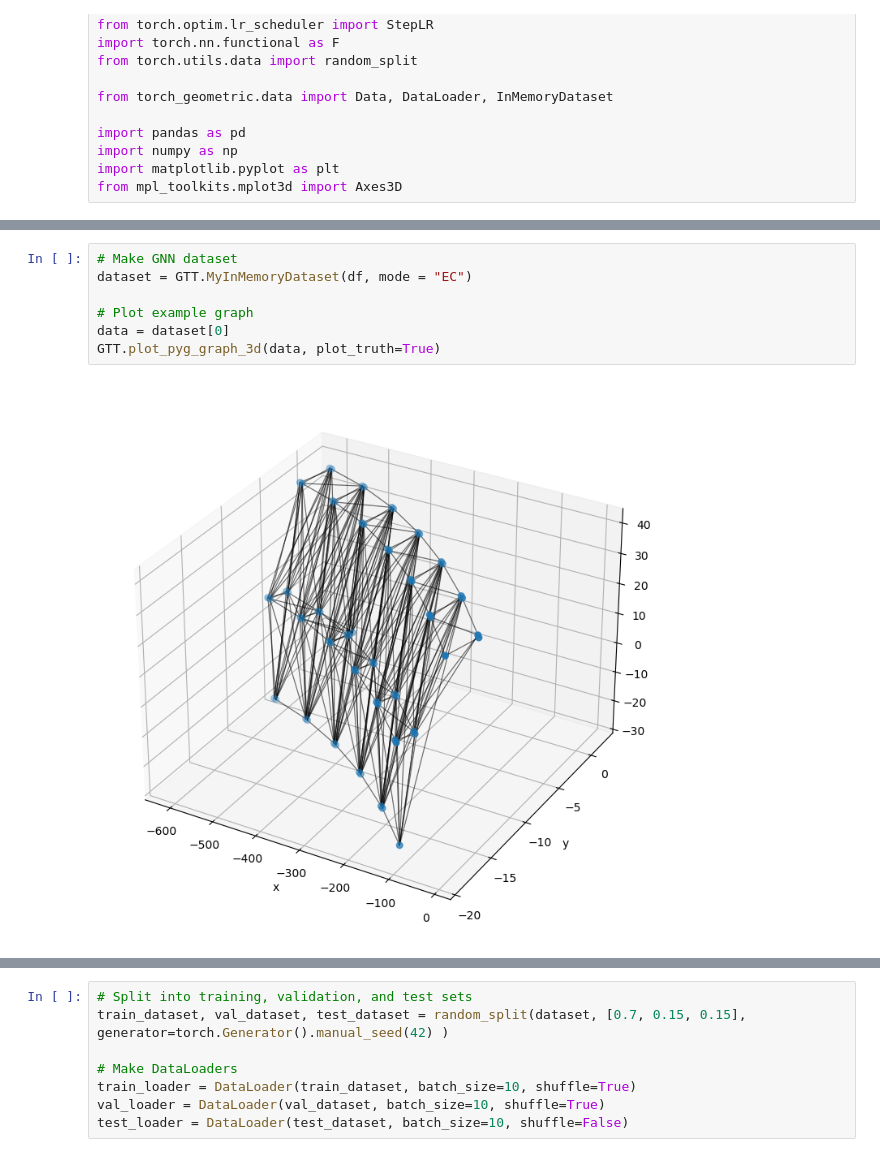
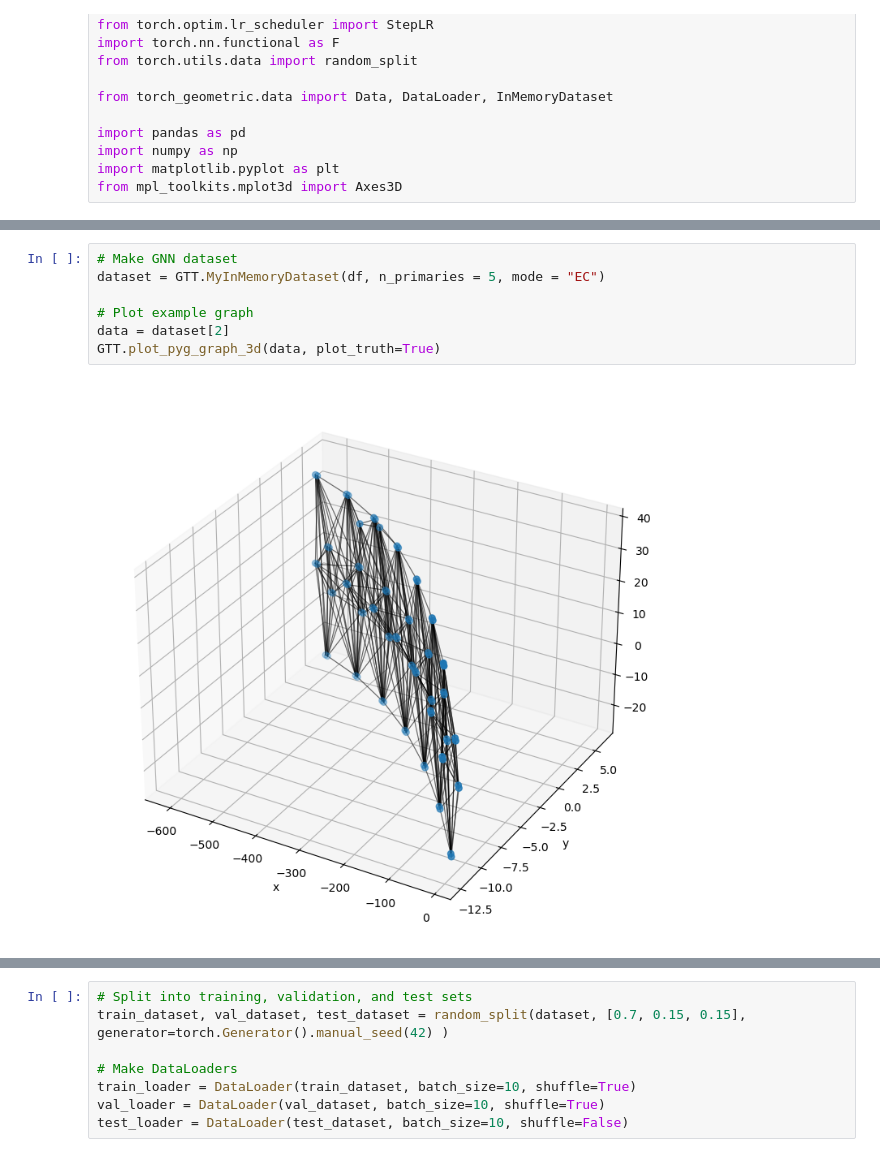
Before and after one commit to mghrear/GNN-tracking-ldmx, a Jupyter notebook: IN_model.ipynb, the cells around one changed output, grey strips where cells are left out. Drawn from its saved outputs; the diff is of its cells as text.

Commit message:
fixed graph builder

```diff
--- a/IN_model.ipynb
+++ b/IN_model.ipynb
@@ -31,10 +31,10 @@ df.head()
 | 4 | [-0.31027097, -0.37312007, -1.619... | [-38.296078, -38.296215, -38.2967... | [-615.5, -609.5, -515.5, -509.5, ... | [0.1169872, 0.085270055, 0.095628... | [5, 5, 5, 5, 5, 5, 5, 5, 5, 5, 5,... | [-615.5, -615.5, -615.5, -615.5, ... | [-5.952578, -6.0068917, -10.58336... | [-32.221752, -22.433867, -14.3952... | [0.09708474, 0.103494875, 0.09731... | [1, 2, 3, 4, 5, 1, 2, 3, 4, 5, 1,... |
 # %%
 # Make GNN dataset
-dataset = GTT.MyInMemoryDataset(df, mode = "EC")
+dataset = GTT.MyInMemoryDataset(df, n_primaries = 5, mode = "EC")
 
 # Plot example graph
-data = dataset[0]
+data = dataset[2]
 GTT.plot_pyg_graph_3d(data, plot_truth=True)
 # %% [output]
-[figure, old version]
+[figure, new version]
```
Also changed, not shown: parts of 2 cells of this notebook, 1 other file.
